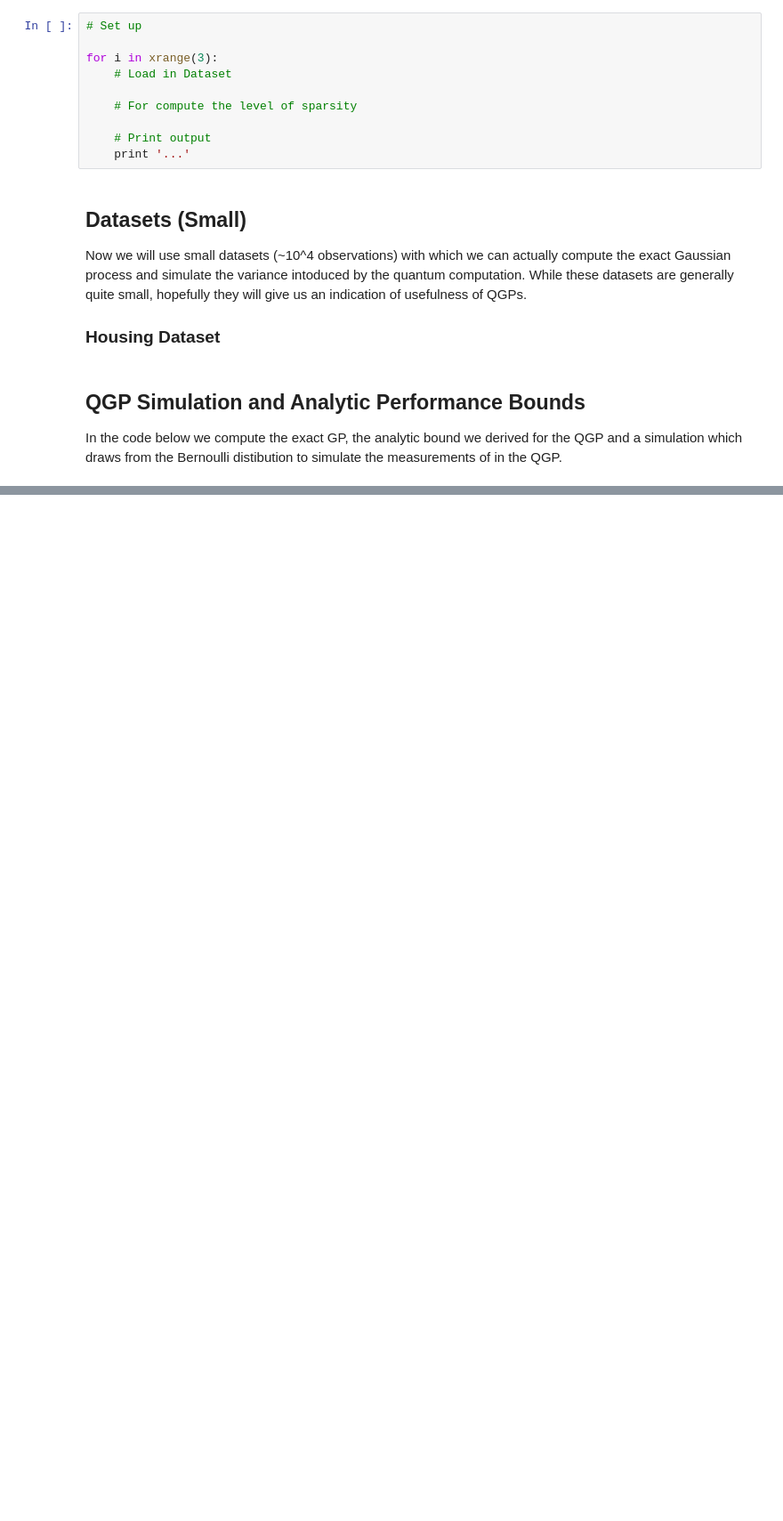
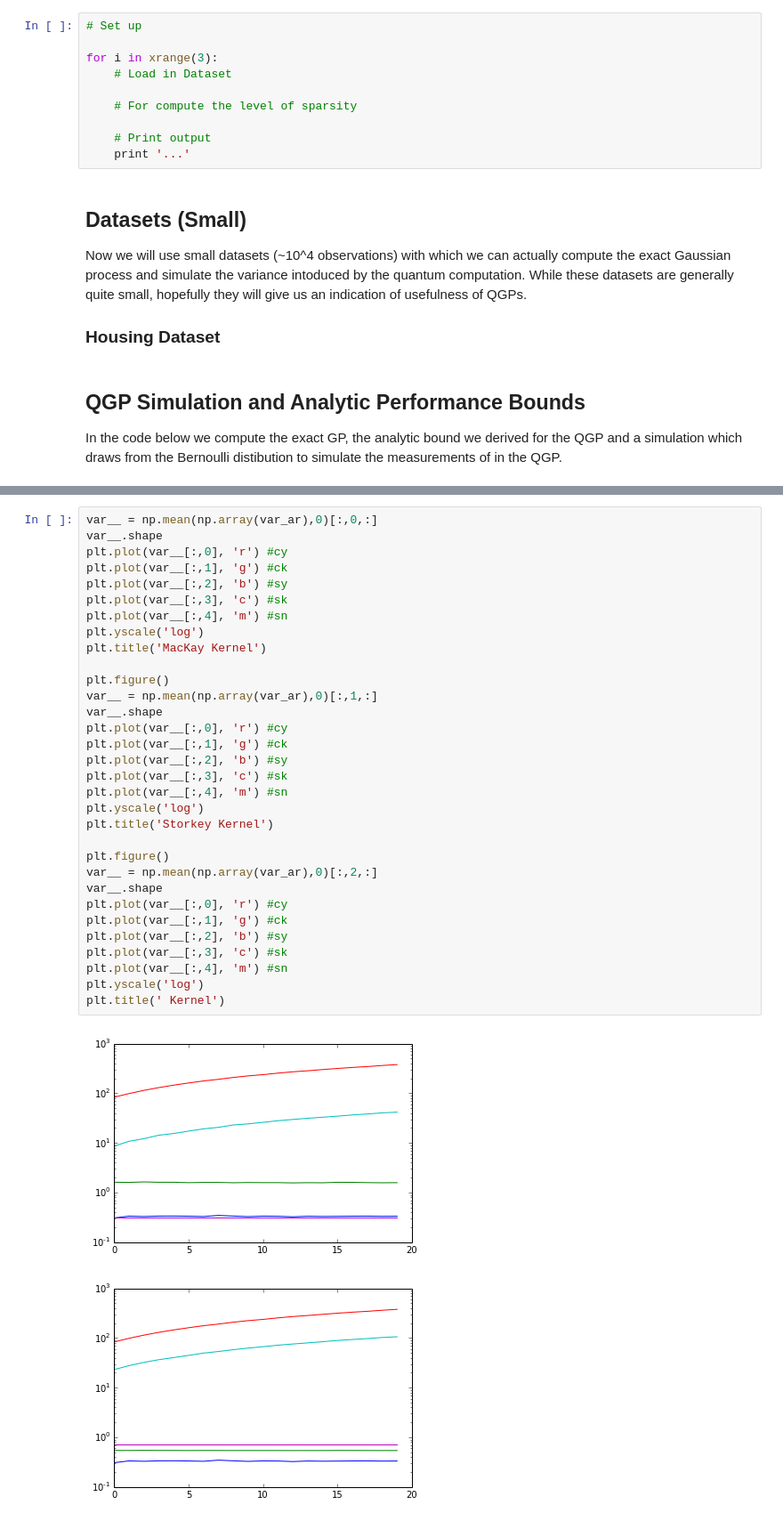
Before and after one commit to jkfitzsimons/QGP, a Jupyter notebook: QGPs.ipynb, the cells around one changed output, grey strips where cells are left out. Shown at 89% size. Saved outputs shown, nothing was run; the diff lists cells and outputs as text; blank space fills up the shorter version.

```diff
--- a/QGPs.ipynb
+++ b/QGPs.ipynb
@@ -485,0 +500,35 @@ plt.yscale('log')
+# %%
+var__ = np.mean(np.array(var_ar),0)[:,0,:]
+var__.shape
+plt.plot(var__[:,0], 'r') #cy
+plt.plot(var__[:,1], 'g') #ck
+plt.plot(var__[:,2], 'b') #sy
+plt.plot(var__[:,3], 'c') #sk
+plt.plot(var__[:,4], 'm') #sn
+plt.yscale('log')
+plt.title('MacKay Kernel')
+
+plt.figure()
+var__ = np.mean(np.array(var_ar),0)[:,1,:]
+var__.shape
+plt.plot(var__[:,0], 'r') #cy
+plt.plot(var__[:,1], 'g') #ck
+plt.plot(var__[:,2], 'b') #sy
+plt.plot(var__[:,3], 'c') #sk
+plt.plot(var__[:,4], 'm') #sn
+plt.yscale('log')
+plt.title('Storkey Kernel')
+
+plt.figure()
+var__ = np.mean(np.array(var_ar),0)[:,2,:]
+var__.shape
+plt.plot(var__[:,0], 'r') #cy
+plt.plot(var__[:,1], 'g') #ck
+plt.plot(var__[:,2], 'b') #sy
+plt.plot(var__[:,3], 'c') #sk
+plt.plot(var__[:,4], 'm') #sn
+plt.yscale('log')
+plt.title(' Kernel')
+# %% [output]
+[figure, added]
+[figure, added]
```
Also changed, not shown: parts of 5 cells of this notebook.
